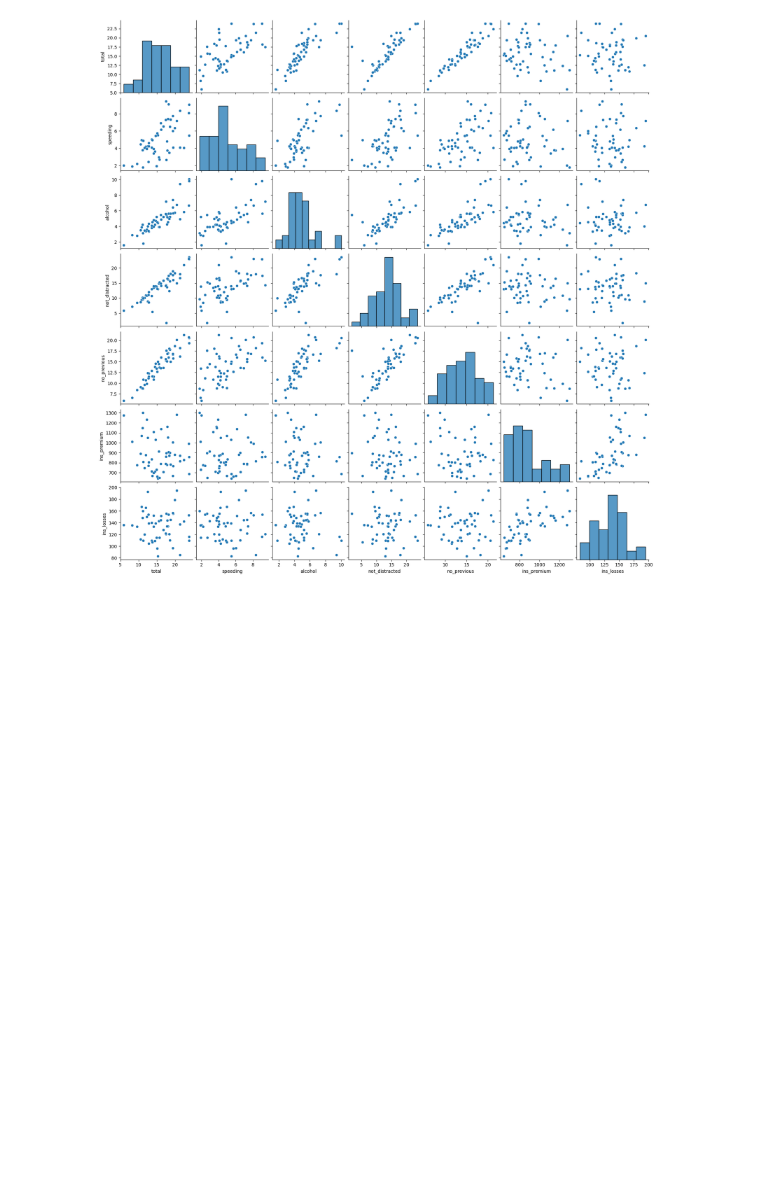
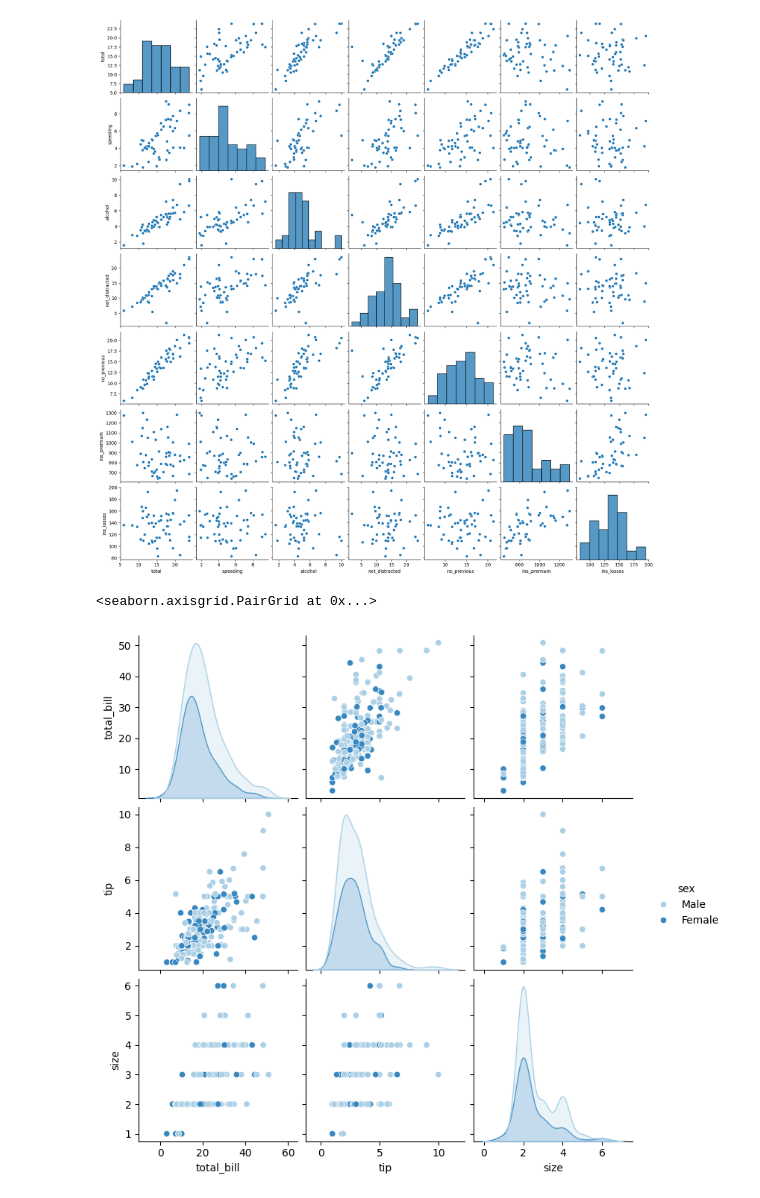
Before and after one commit to BalaSaiKoundinya5/Python-Seaborn-Library-Practice, a Jupyter notebook: Python Seaborn Library.ipynb, the cells around one changed output. Saved outputs shown, nothing was run; the diff lists cells and outputs as text; code cells hidden in the pictures; blank space fills up the shorter version.

```diff
--- a/Python Seaborn Library.ipynb
+++ b/Python Seaborn Library.ipynb
@@ -92,3 +92,10 @@ sns.pairplot(crash_df)
 # %% [output]
 <seaborn.axisgrid.PairGrid at 0x...>
 [figure]
+# %%
+tips_df = sns.load_dataset('tips')
+
+sns.pairplot(tips_df,hue='sex',palette='Blues')
+# %% [output]
+<seaborn.axisgrid.PairGrid at 0x...>
+[figure, added]
```
